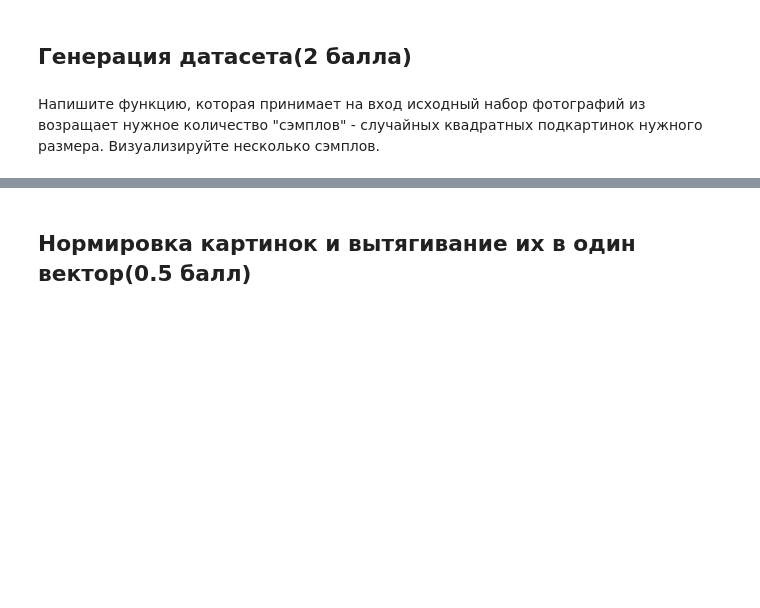
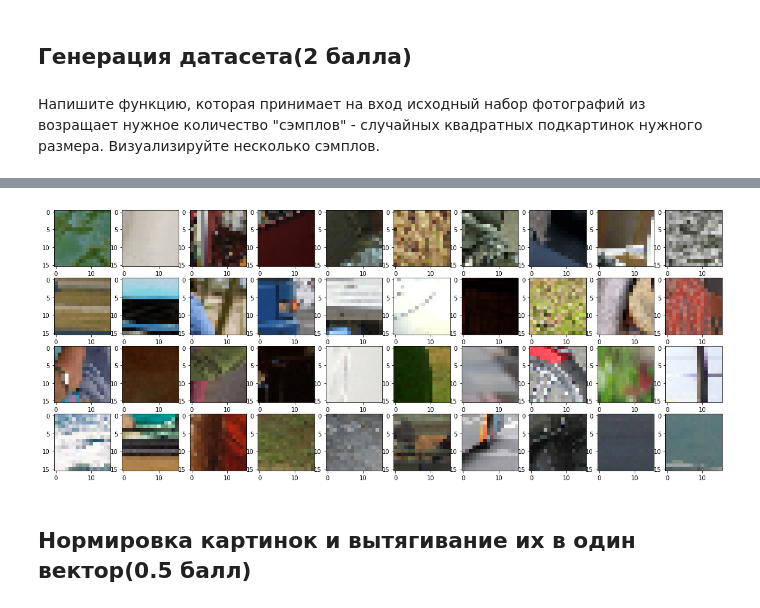
Before and after one commit to BobrG/IreneGit, a Jupyter notebook: hw3_nn.ipynb, the cells around one changed output, grey strips where cells are left out. Saved outputs shown, nothing was run; the diff lists cells and outputs as text; code cells hidden in the pictures; blank space fills up the shorter version.

```diff
--- a/hw3_nn.ipynb
+++ b/hw3_nn.ipynb
@@ -53,11 +53,12 @@ def get_samples(full_images, num_samples=10000, sample_size=16, rand_seed=123):
     # num_samples: int, количество патчей, которые функция должна вернуть
     # sample_size: int, длина стороны каждого патча
     # rand_seed: int, число для инициализации np.random.seed, чтобы генерация датасета была воспроизводимой
+    numpy.random.seed(rand_seed)
     i = np.random.randint(0, full_images[0].shape[0] - sample_size)
     j = np.random.randint(0, full_images[0].shape[1] - sample_size)
-    tmp = np.random.shuffle(full_images)
-    res = [gg[i:i+sample_size, j:j+sample_size] for gg in tmp[0:1000]]
+    #np.random.shuffle(full_images)
+    res = np.asarray([gg[i:i+sample_size, j:j+sample_size] for gg in full_images[0:1000]])
     # выход функции
     # np.array размера [num_samples, sample_size, sample_size, 3]
-
-    pass
+    return res
+    #pass
@@ -67,3 +65,15 @@ def get_samples(full_images, num_samples=10000, sample_size=16, rand_seed=123):
+# %%
+pikchi = get_samples(images)
+# %%
+def show_pics(imgs, col, row):
+    fig = plt.figure(figsize=(2*col,2*row))
+    for i in range(0, col*row ):
+        fig.add_subplot(row, col, i + 1)
+        plt.imshow(imgs[i])
+# %%
+show_pics(pikchi, 10, 4)
+# %% [output]
+[figure, added]
 # %% [markdown]
 ## Нормировка картинок и вытягивание их в один вектор(0.5 балл)
 # %% [markdown]
```
Also changed, not shown: parts of 26 cells of this notebook.
